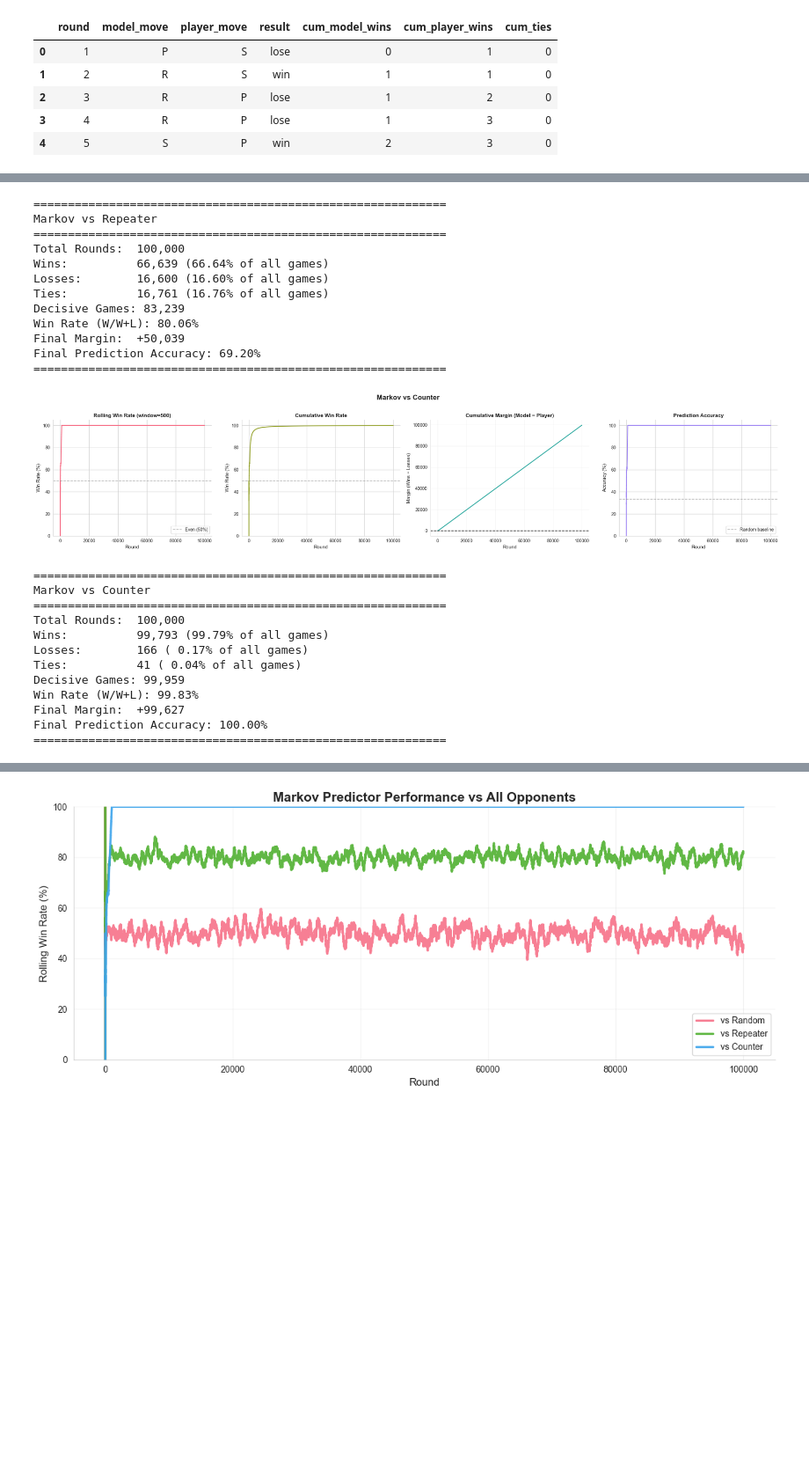
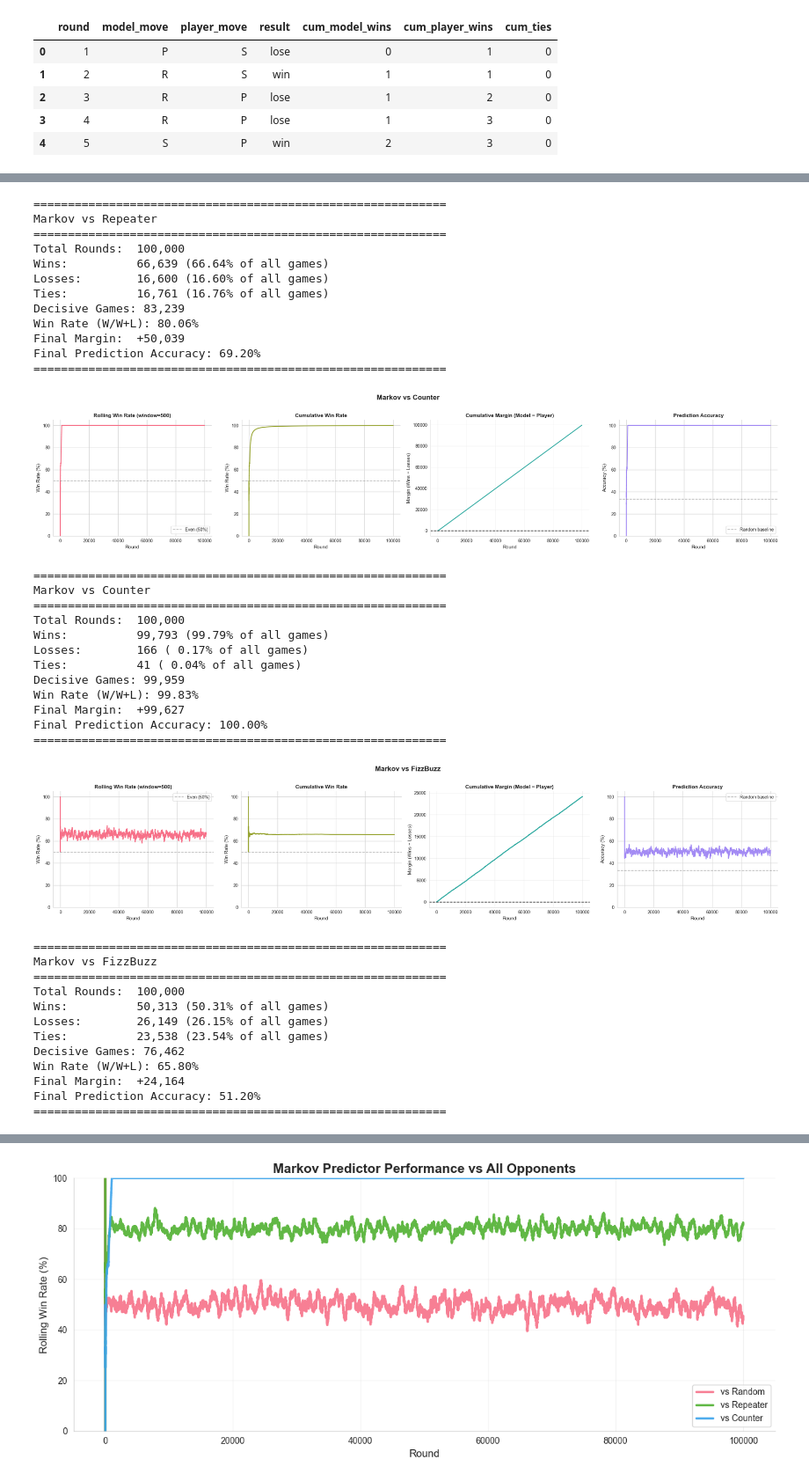
Before and after one commit to THuynh-91/RPS-Predictor, a Jupyter notebook: RPS_Simulation_Analysis.ipynb, the cells around one changed output, grey strips where cells are left out. Shown at 88% size. Cells and saved outputs as stored; diff of their text form; code cells hidden in the pictures; blank space fills up the shorter version.

```diff
--- a/RPS_Simulation_Analysis.ipynb
+++ b/RPS_Simulation_Analysis.ipynb
@@ -162,6 +176,7 @@ Final Prediction Accuracy: 31.60%
 plot_analysis("results/results_markov_vs_random.csv", "Markov vs Random")
 plot_analysis("results/results_markov_vs_repeater.csv", "Markov vs Repeater")
 plot_analysis("results/results_markov_vs_counter.csv", "Markov vs Counter")
+plot_analysis("results/results_markov_vs_fizzbuzz.csv", "Markov vs FizzBuzz")
 # %% [output]
 [figure]
 ============================================================
@@ -175,33 +190,46 @@ Decisive Games: 66,775
 Win Rate (W/W+L): 49.83%
 Final Margin:  -225
 Final Prediction Accuracy: 29.20%
 ============================================================
 [figure]
 ============================================================
 Markov vs Repeater
 ============================================================
 Total Rounds:  100,000
 Wins:          66,639 (66.64% of all games)
 Losses:        16,600 (16.60% of all games)
 Ties:          16,761 (16.76% of all games)
 Decisive Games: 83,239
 Win Rate (W/W+L): 80.06%
 Final Margin:  +50,039
 Final Prediction Accuracy: 69.20%
 ============================================================
 [figure]
 ============================================================
 Markov vs Counter
 ============================================================
 Total Rounds:  100,000
 Wins:          99,793 (99.79% of all games)
 Losses:        166 ( 0.17% of all games)
 Ties:          41 ( 0.04% of all games)
 Decisive Games: 99,959
 Win Rate (W/W+L): 99.83%
 Final Margin:  +99,627
 Final Prediction Accuracy: 100.00%
 ============================================================
+[figure, added]
+============================================================
+Markov vs FizzBuzz
+============================================================
+Total Rounds:  100,000
+Wins:          50,313 (50.31% of all games)
+Losses:        26,149 (26.15% of all games)
+Ties:          23,538 (23.54% of all games)
+Decisive Games: 76,462
+Win Rate (W/W+L): 65.80%
+Final Margin:  +24,164
+Final Prediction Accuracy: 51.20%
+============================================================
 # %%
 import seaborn as sns
 
```
Also changed, not shown: parts of 4 cells of this notebook.
